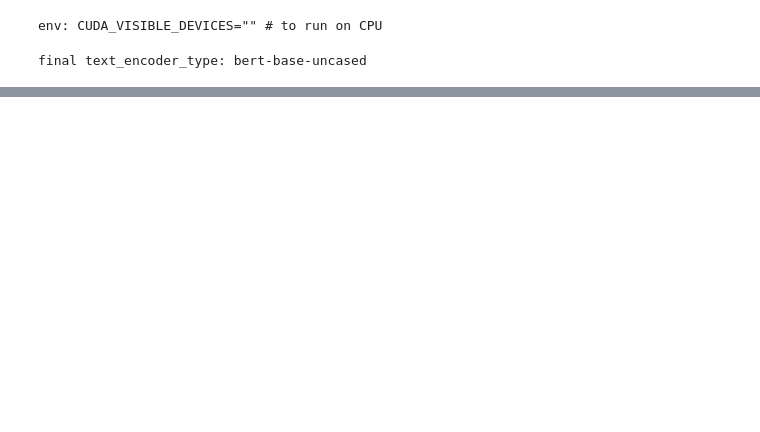
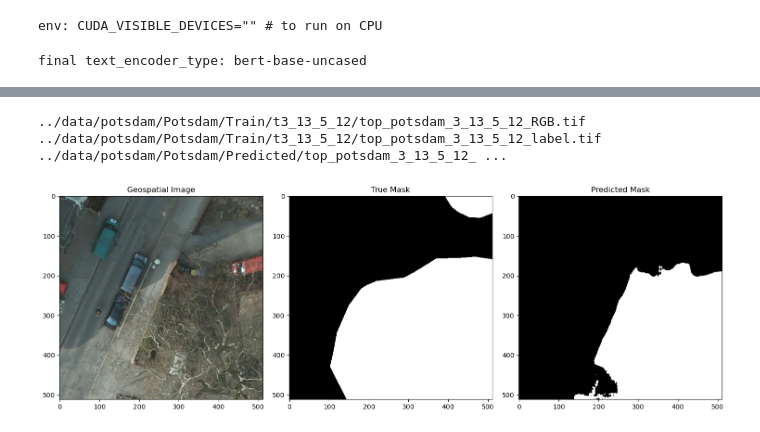
Before and after one commit to ProfBits/dl-areal-image-processing, a Jupyter notebook: segment-geospatial/samgeo_evaluation.ipynb, the cells around one changed output, grey strips where cells are left out. Drawn from its saved outputs; the diff is of its cells as text; code cells hidden in the pictures; blank space fills up the shorter version.

Commit message:
first steps evaluation  + preprocessing

```diff
--- a/segment-geospatial/samgeo_evaluation.ipynb
+++ b/segment-geospatial/samgeo_evaluation.ipynb
@@ -52,0 +10,6 @@ image = 'tmp/image.png'
+# %%
+TRAIN_PATH = '../data/potsdam/Potsdam/Train'
+PREDICTED_PATH = '../data/potsdam/Potsdam/Predicted'
+
+train_ids = next(os.walk(TRAIN_PATH))[1]
+print (train_ids)
@@ -78,0 +63,30 @@ plot_overlay(image, mask_path,  output=output_path, title=title)
+# %%
+id = train_ids[0]
+file_prefix = 'top_potsdam_' + id.replace("t","")
+img_path = os.path.join(TRAIN_PATH, id, file_prefix + '_RGB.tif')
+mask_path = os.path.join(TRAIN_PATH, id, file_prefix + '_label.tif')
+predicted_path = os.path.join(PREDICTED_PATH, file_prefix + '_predicted.tif')
+print(img_path, mask_path, predicted_path)
+
+# plot 3 images first actual then label and predicted
+img = cv2.imread(img_path)
+img = cv2.cvtColor(img, cv2.COLOR_BGR2RGB)
+mask = cv2.imread(mask_path)
+predicted = cv2.imread(predicted_path)
+
+plt.figure(figsize=(15, 10))
+plt.subplot(1, 3, 1)
+plt.imshow(img)
+plt.title('Geospatial Image')
+plt.subplot(1, 3, 2)
+plt.imshow(mask)
+plt.title('True Mask')
+plt.subplot(1, 3, 3)
+plt.imshow(predicted)
+plt.title('Predicted Mask')
+
+plt.tight_layout()
+plt.show()
+# %% [output]
+../data/potsdam/Potsdam/Train/t3_13_5_12/top_potsdam_3_13_5_12_RGB.tif ../data/potsdam/Potsdam/Train/t3_13_5_12/top_potsdam_3_13_5_12_label.tif ../data/potsdam/Potsdam/Predicted/top_potsdam_3_13_5_12_ ...
+[figure, added]
```
Also changed, not shown: parts of 10 cells of this notebook, 3 other files.
